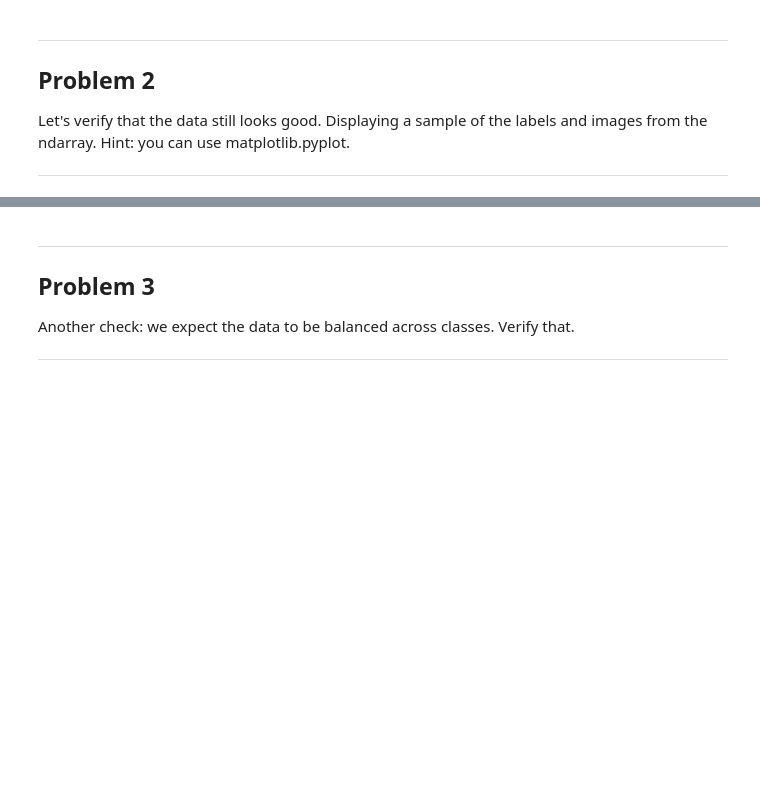
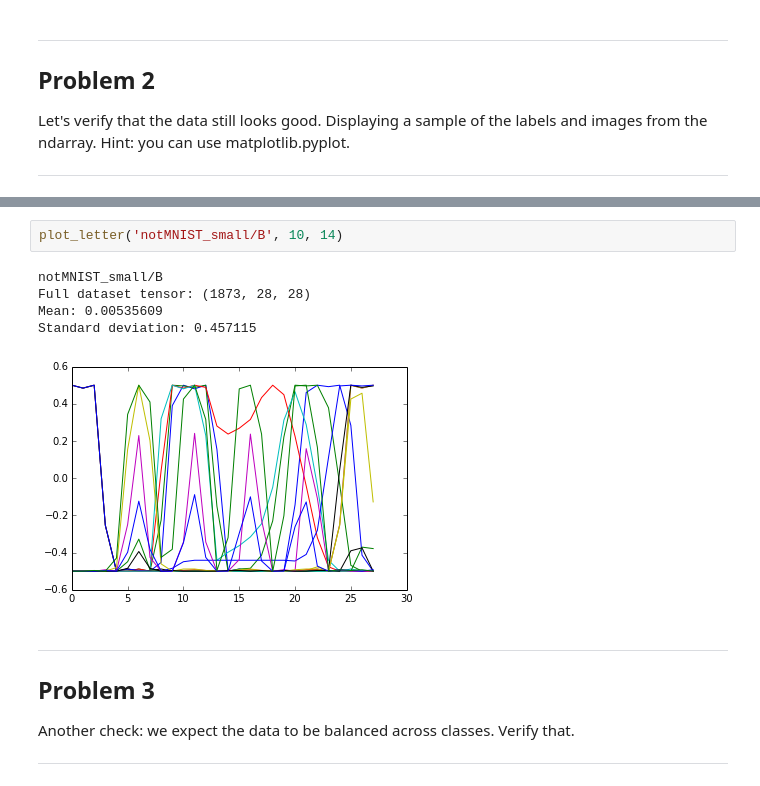
Before and after one commit to joedursun/deep-learning-practice, a Jupyter notebook: 1_notmnist.ipynb, the cells around one changed output, grey strips where cells are left out. Cells and saved outputs as stored; diff of their text form; blank space fills up the shorter version.

```diff
--- a/1_notmnist.ipynb
+++ b/1_notmnist.ipynb
@@ -188,3 +206,11 @@ Let's verify that the data still looks good. Displaying a sample of the labels a
+# %%
+plot_letter('notMNIST_small/B', 10, 14)
+# %% [output]
+notMNIST_small/B
+Full dataset tensor: (1873, 28, 28)
+Mean: 0.00535609
+Standard deviation: 0.457115
+[figure, added]
 # %% [markdown]
 ---
 Problem 3
```
Also changed, not shown: parts of 3 cells of this notebook.
